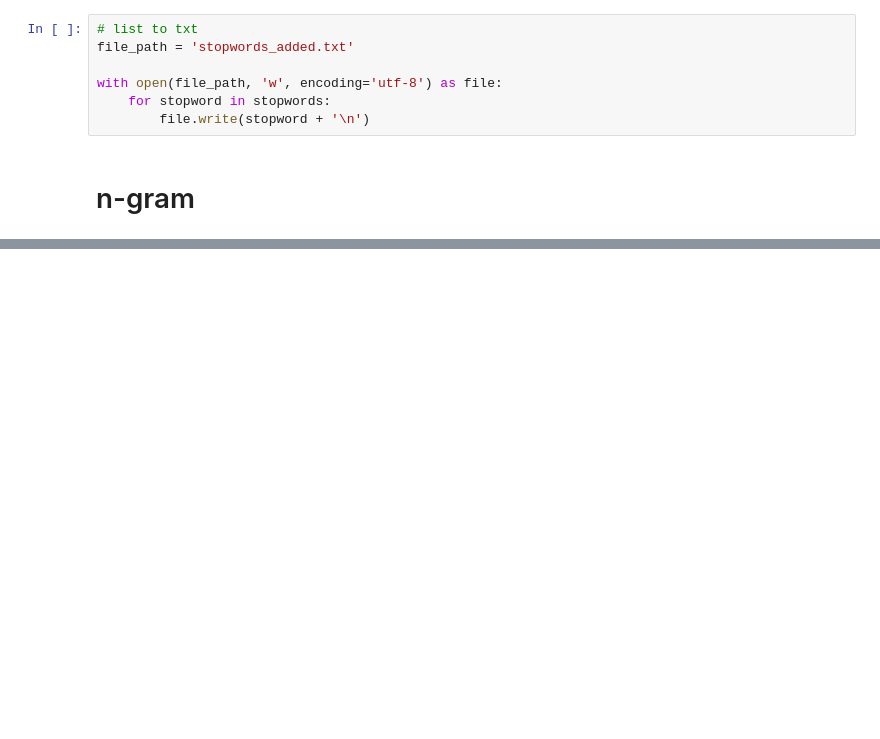
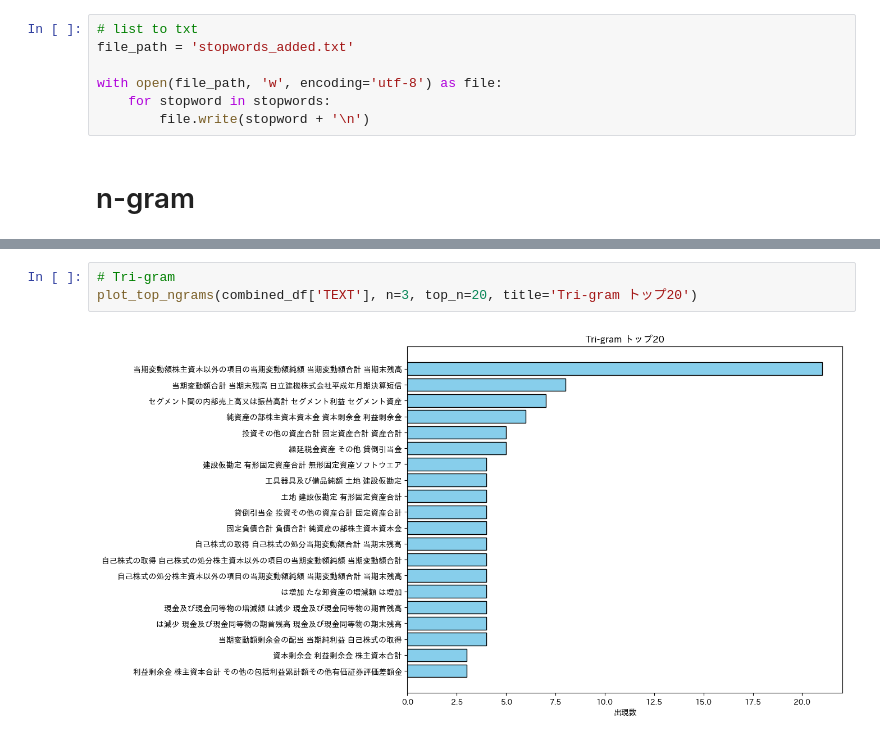
Before and after one commit to Ota1022/text_analysis, a Jupyter notebook: analysis.ipynb, the cells around one changed output, grey strips where cells are left out. Drawn from its saved outputs; the diff is of its cells as text; blank space fills up the shorter version.

```diff
--- a/analysis.ipynb
+++ b/analysis.ipynb
@@ -401,0 +439,5 @@ with open(file_path, 'w', encoding='utf-8') as file:
+# %%
+# Tri-gram
+plot_top_ngrams(combined_df['TEXT'], n=3, top_n=20, title='Tri-gram トップ20')
+# %% [output]
+[figure, added]
```
Also changed, not shown: parts of 6 cells of this notebook.
